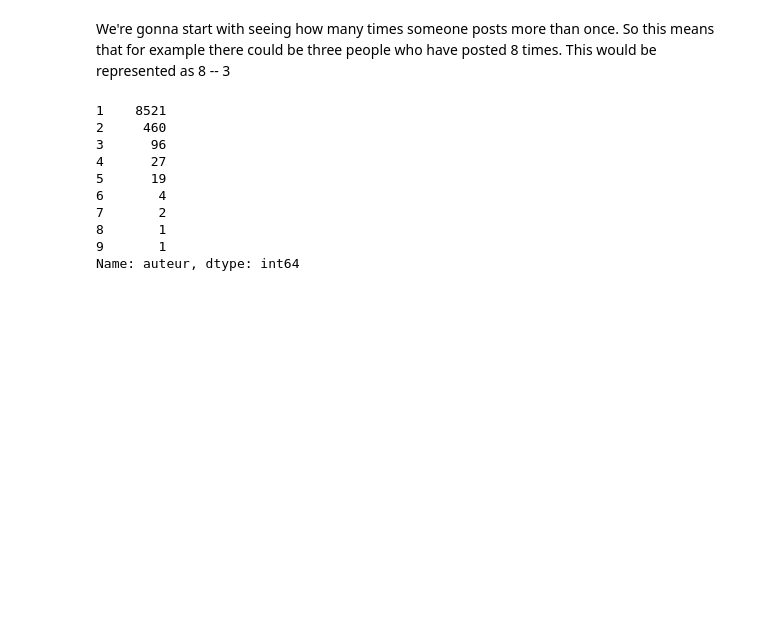
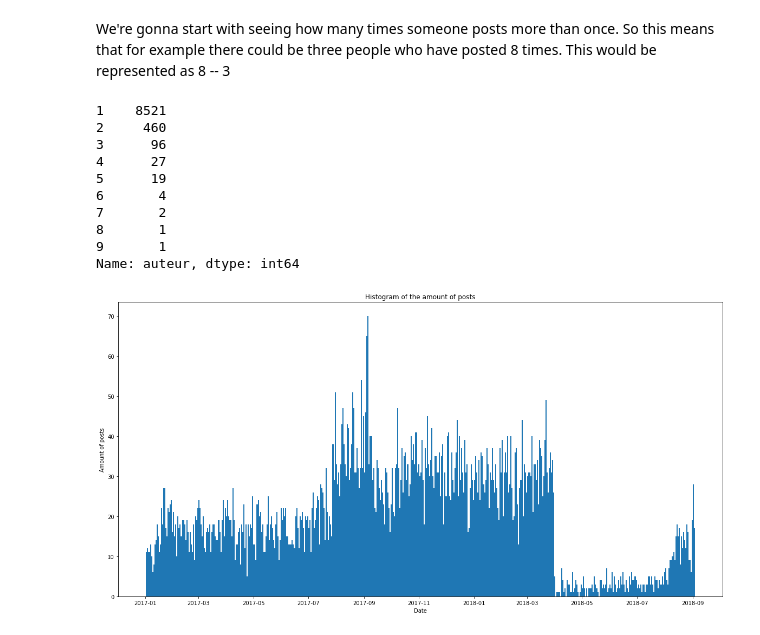
Before and after one commit to DemianMelskens/CBS, a Jupyter notebook: Visualization/Initial analysis.ipynb, the cells around one changed output. Saved outputs shown, nothing was run; the diff lists cells and outputs as text; code cells hidden in the pictures; blank space fills up the shorter version.

```diff
--- a/Visualization/Initial analysis.ipynb
+++ b/Visualization/Initial analysis.ipynb
@@ -197,3 +197,17 @@ x.value_counts().sort_index()
 8       1
 9       1
 Name: auteur, dtype: int64
+# %%
+data['datum'] = data['datum'].astype("datetime64")
+
+fig = plt.figure(figsize=(20,10))
+
+bins = 500
+plt.hist(data['datum'], bins=bins)
+
+plt.xlabel('Date')
+plt.ylabel('Amount of posts')
+plt.title('Histogram of the amount of posts')
+plt.show()
+# %% [output]
+[figure, added]
```
